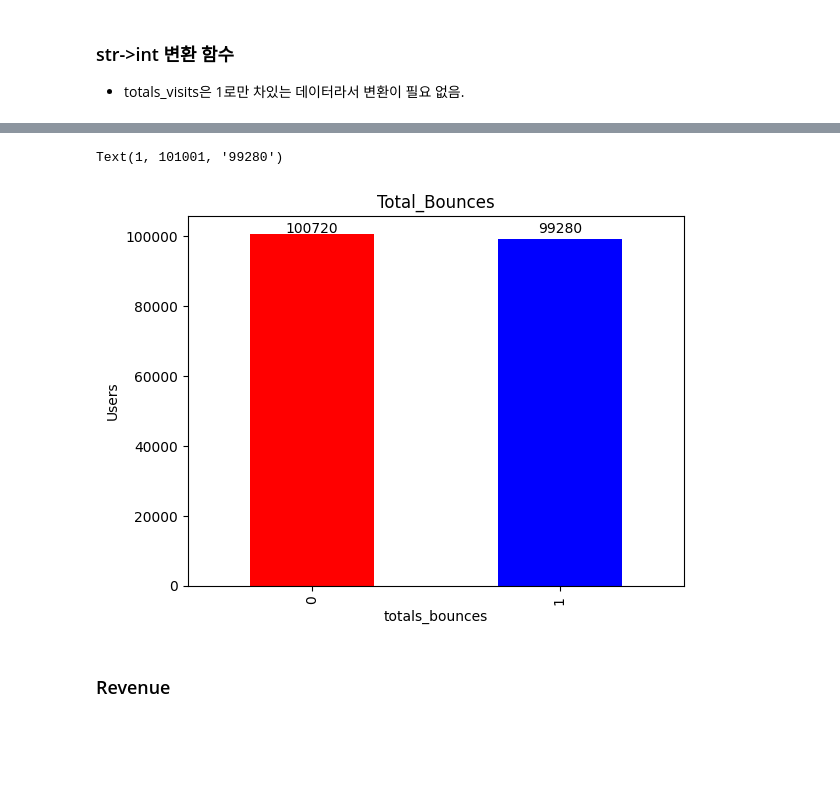
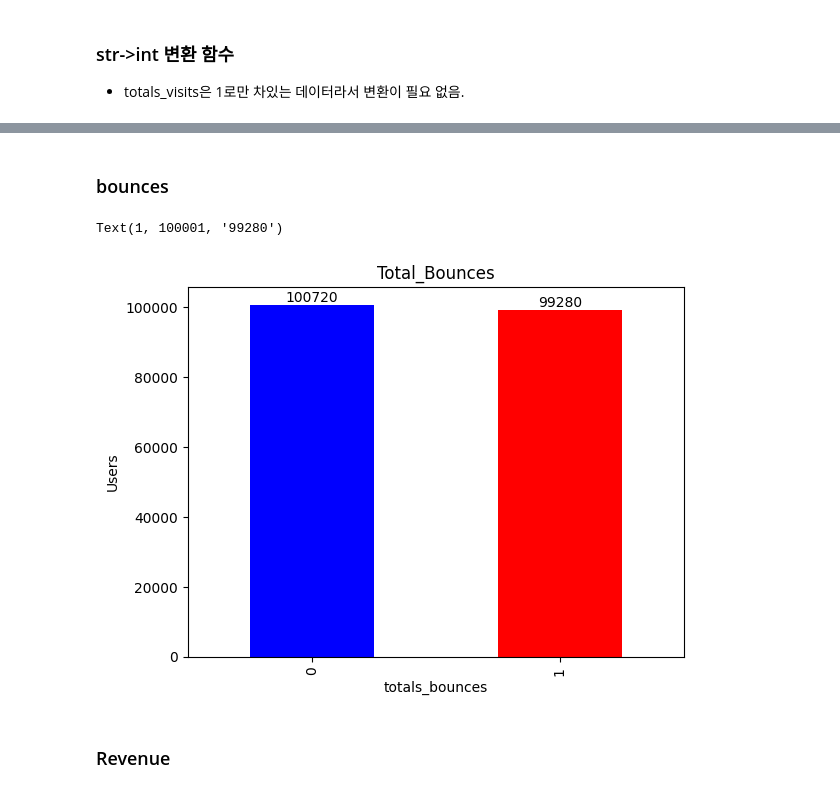
Before and after one commit to eju1019/ipark, a Jupyter notebook: projcet.ipynb, the cells around one changed output, grey strips where cells are left out. Cells and saved outputs as stored; diff of their text form; code cells hidden in the pictures; blank space fills up the shorter version.

```diff
--- a/projcet.ipynb
+++ b/projcet.ipynb
@@ -99,16 +99,18 @@ df.describe()
 | 75% | 1970-01-01 00:00:00.020170412 | 1.00000 | 2017-04-12 09:33:28.249999872 | 4.000000 | 3.000000 | 1.000000 | 1.00000 | ... |
 | max | 1970-01-01 00:00:00.020170801 | 389.00000 | 2017-08-02 06:59:53 | 500.000000 | 400.000000 | 1.000000 | 1.00000 | ... |
 | std | NaN | 9.19020 | NaN | 9.502970 | 6.907599 | 0.499988 | 0.41135 | ... |
+# %% [markdown]
+### bounces
 # %%
 df_totals_bounces_count=df['totals_bounces'].value_counts()
-df_totals_bounces_count.plot.bar(color=['red','blue'])
+df_totals_bounces_count.plot.bar(color=['blue','red'])
 plt.ylabel('Users')
 plt.title('Total_Bounces')
-plt.text(0, df.totals_bounces[0]+101000 , f"{df_totals_bounces_count[0]}",ha='center')
-plt.text(1, df.totals_bounces[0]+101000 , f"{df_totals_bounces_count[1]}",ha='center')
+plt.text(0, df.totals_bounces[0]+101500 , f"{df_totals_bounces_count[0]}",ha='center')
+plt.text(1, df.totals_bounces[0]+100000 , f"{df_totals_bounces_count[1]}",ha='center')
 # %% [output]
-Text(1, 101001, '99280')
+Text(1, 100001, '99280')
-[figure, old version]
+[figure, new version]
 # %% [markdown]
 ### Revenue
 # %%
```
Also changed, not shown: parts of 1 cell of this notebook.
